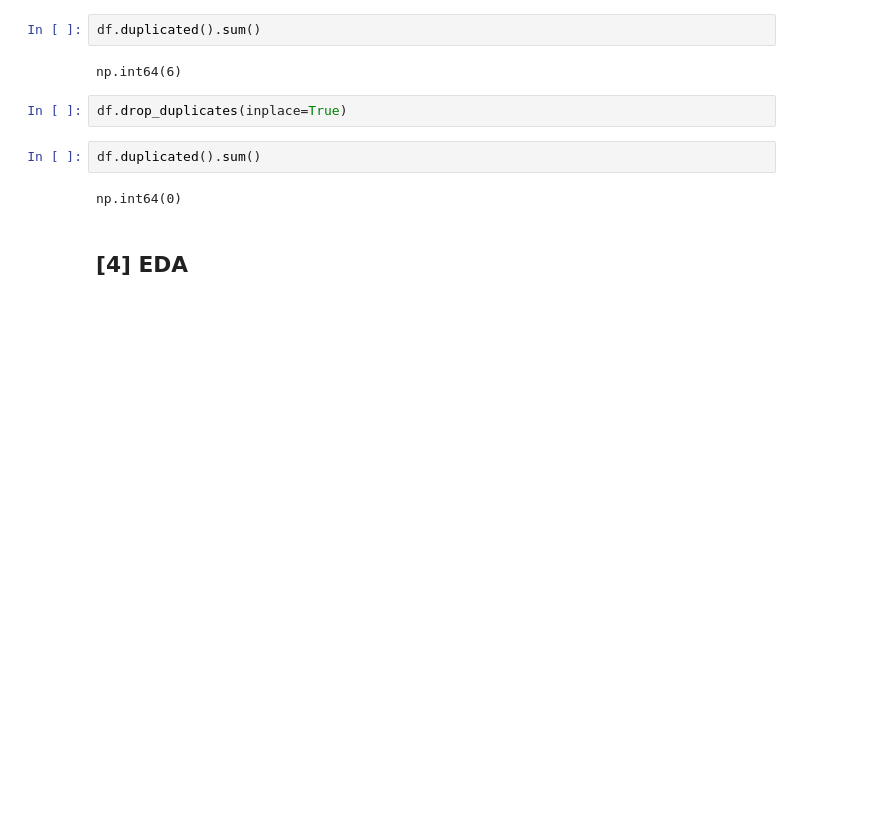
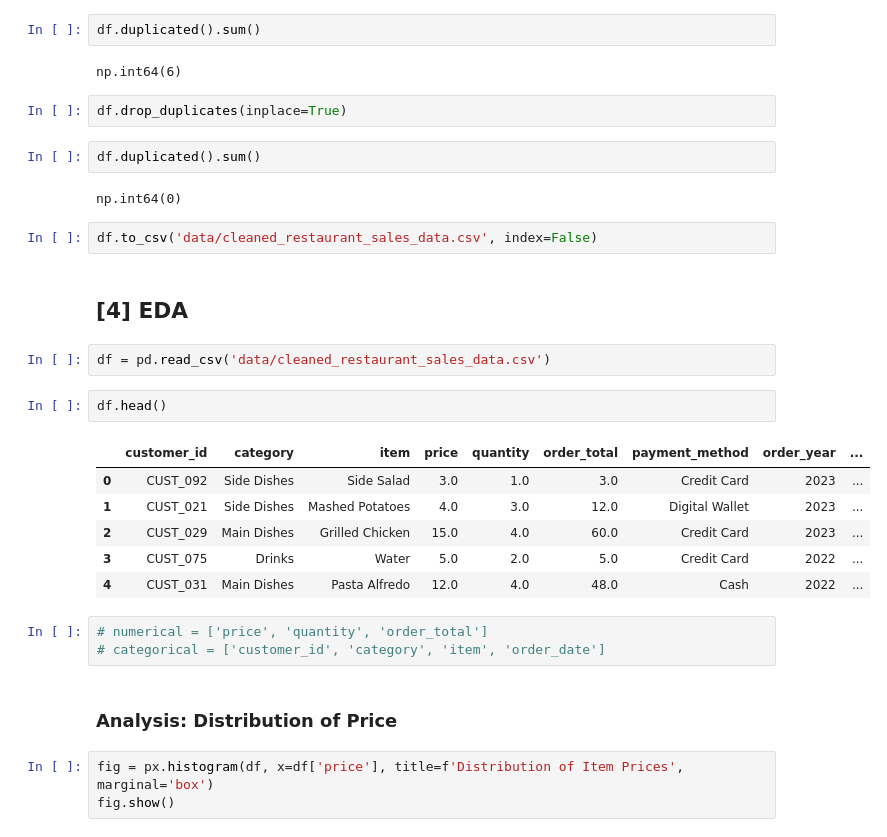
Before and after one commit to Mostafa-Ahmed-Khalil/mid-project, a Jupyter notebook: analysis.ipynb, the cells around one changed output. Saved outputs shown, nothing was run; the diff lists cells and outputs as text; blank space fills up the shorter version.

```diff
--- a/analysis.ipynb
+++ b/analysis.ipynb
@@ -233,5 +234,26 @@ df.drop_duplicates(inplace=True)
 df.duplicated().sum()
 # %% [output]
 np.int64(0)
+# %%
+df.to_csv('data/cleaned_restaurant_sales_data.csv', index=False)
 # %% [markdown]
 ## [4] EDA
+# %%
+df = pd.read_csv('data/cleaned_restaurant_sales_data.csv')
+# %%
+df.head()
+# %% [output]
+|  | customer_id | category | item | price | quantity | order_total | payment_method | order_year | ... |
+| 0 | CUST_092 | Side Dishes | Side Salad | 3.0 | 1.0 | 3.0 | Credit Card | 2023 | ... |
+| 1 | CUST_021 | Side Dishes | Mashed Potatoes | 4.0 | 3.0 | 12.0 | Digital Wallet | 2023 | ... |
+| 2 | CUST_029 | Main Dishes | Grilled Chicken | 15.0 | 4.0 | 60.0 | Credit Card | 2023 | ... |
+| 3 | CUST_075 | Drinks | Water | 5.0 | 2.0 | 5.0 | Credit Card | 2022 | ... |
+| 4 | CUST_031 | Main Dishes | Pasta Alfredo | 12.0 | 4.0 | 48.0 | Cash | 2022 | ... |
+# %%
+# numerical = ['price', 'quantity', 'order_total']
+# categorical = ['customer_id', 'category', 'item', 'order_date']
+# %% [markdown]
+### Analysis: Distribution of Price
+# %%
+fig = px.histogram(df, x=df['price'], title=f'Distribution of Item Prices', marginal='box')
+fig.show()
```
Also changed, not shown: parts of 10 cells of this notebook, 1 other file.
